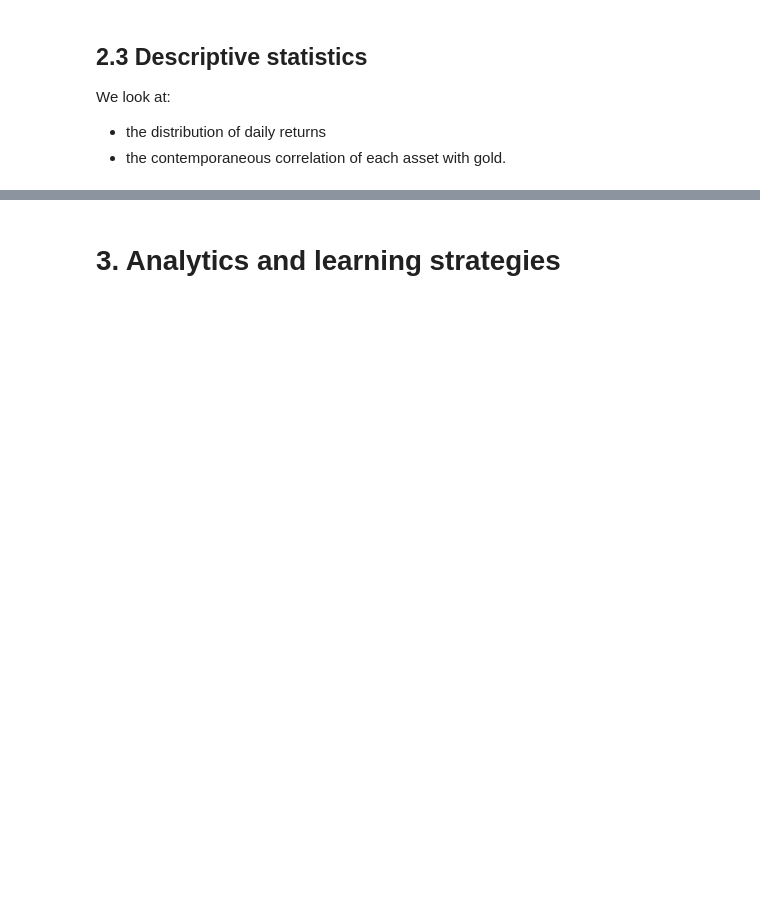
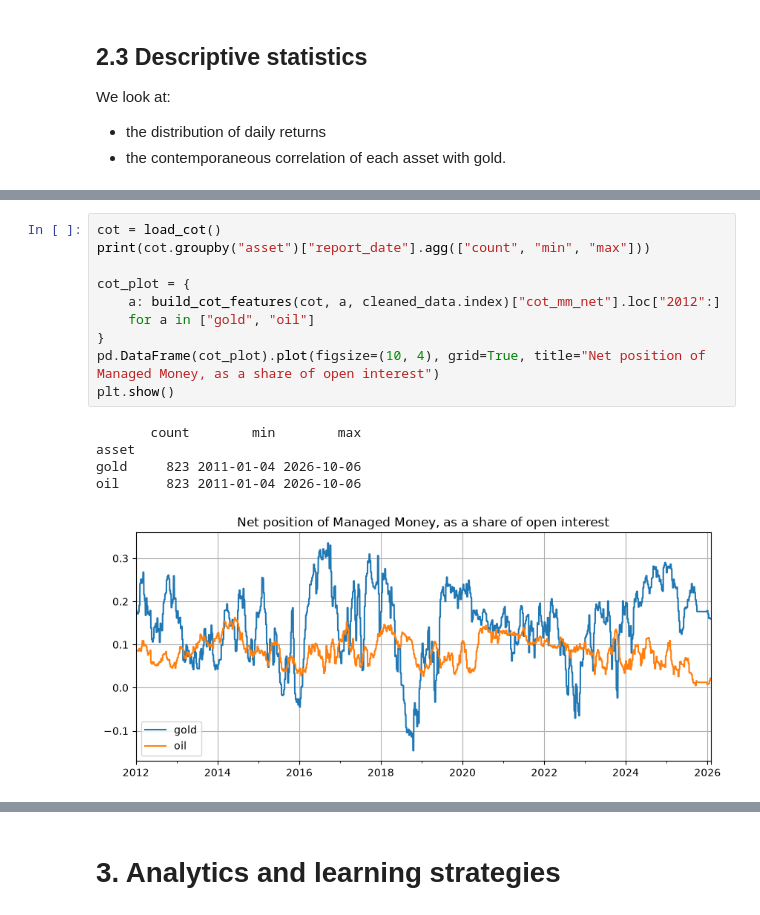
Before and after one commit to phounkpe2004/ML-for-Trading-ENSAE-3A, a Jupyter notebook: ml_trading.ipynb, the cells around one changed output, grey strips where cells are left out. Cells and saved outputs as stored; diff of their text form; blank space fills up the shorter version.

```diff
--- a/ml_trading.ipynb
+++ b/ml_trading.ipynb
@@ -345,0 +525,16 @@ Cohen & Aiche consider that when VIX > 20, this means there is panic on the mark
+# %%
+cot = load_cot()
+print(cot.groupby("asset")["report_date"].agg(["count", "min", "max"]))
+
+cot_plot = {
+    a: build_cot_features(cot, a, cleaned_data.index)["cot_mm_net"].loc["2012":]
+    for a in ["gold", "oil"]
+}
+pd.DataFrame(cot_plot).plot(figsize=(10, 4), grid=True, title="Net position of Managed Money, as a share of open interest")
+plt.show()
+# %% [output]
+       count        min        max
+asset
+gold     823 2011-01-04 2026-10-06
+oil      823 2011-01-04 2026-10-06
+[figure, added]
```
Also changed, not shown: parts of 130 cells of this notebook, 2 other files.
